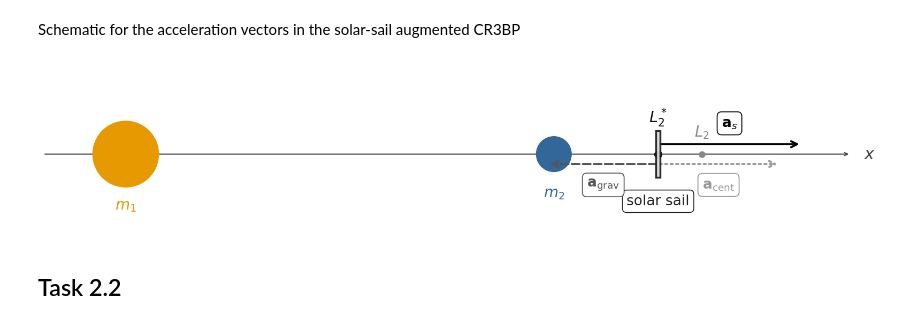
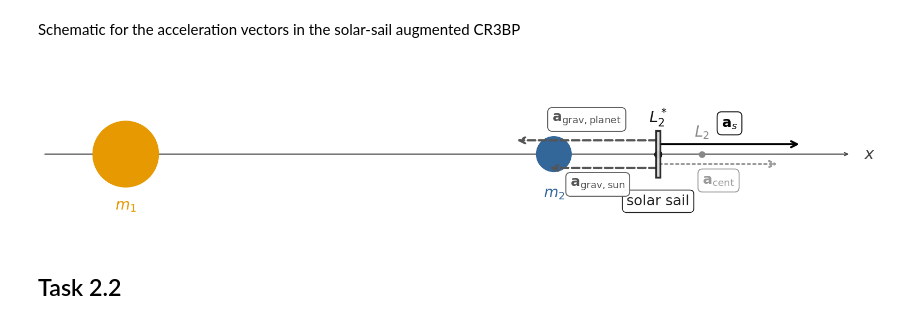
Before and after one commit to ismaelgallolopez/MIMOSA-special-topics-astrodynamics, a Jupyter notebook: code/wps/wp2.ipynb, the cells around one changed output. Drawn from its saved outputs; the diff is of its cells as text; code cells hidden in the pictures.

```diff
--- a/code/wps/wp2.ipynb
+++ b/code/wps/wp2.ipynb
@@ -258,37 +258,40 @@ def vec(ax, x0, y0, dx, dy, color, label, lbl_offset=(0.0, 0.36),
         mutation_scale=MS_VEC, zorder=25,
         linestyle=linestyle)
     ax.add_patch(arrow)
     lx = x0 + dx/2 + lbl_offset[0]
     ly = y0 + dy/2 + lbl_offset[1]
     ax.text(lx, ly, label, ha='center', va='center',
             fontsize=FS_LBL, color=color, zorder=26,
             bbox=dict(boxstyle='round,pad=0.32', fc='white', ec=color,
                       alpha=0.97, lw=1.3))
 
 # a_s: solid black, top lane, rightward (+x)
 vec(ax, x_L2art, y0 + 0.18,  2.6, 0.0, C_AS,
     r'$\mathbf{a}_s$', lbl_offset=(0.0, 0.38))
 
 # a_grav: dark grey, dashed, toward Sun (-x)
-vec(ax, x_L2art, y0 - 0.18, -2.0, 0.0, C_GRAV,
-    r'$\mathbf{a}_{\mathrm{grav}}$', lbl_offset=(0.0, -0.38),
+vec(ax, x_L2art, y0 + 0.25, -2.6, 0.0, C_GRAV,
+    r'$\mathbf{a}_{\mathrm{grav, planet}}$', lbl_offset=(0.0, 0.38),
+    linestyle='dashed')
+vec(ax, x_L2art, y0 - 0.25, -2.0, 0.0, C_GRAV,
+    r'$\mathbf{a}_{\mathrm{grav, sun}}$', lbl_offset=(-0.1, -0.3),
     linestyle='dashed')
 
 # a_cent: medium grey, dotted, rightward (+x)
 vec(ax, x_L2art, y0 - 0.18,  2.2, 0.0, C_CENT,
-    r'$\mathbf{a}_{\mathrm{cent}}$', lbl_offset=(0.0, -0.38),
+    r'$\mathbf{a}_{\mathrm{cent}}$', lbl_offset=(0.0, -0.3),
     linestyle='dotted')
 
 ax.set_xlim(-7.5, 7.8)
 ax.set_ylim(-1.3, 1.6)
 
 plt.tight_layout()
 plt.savefig('figures/sail_L2_schematic.pdf', bbox_inches='tight', dpi=200)
 
 display(fig)
 plt.close()
 # %% [output]
-[figure, old version]
+[figure, new version]
 # %% [markdown]
 ## Task 2.2
 # %% [markdown]
```
Also changed, not shown: 8 other files.
